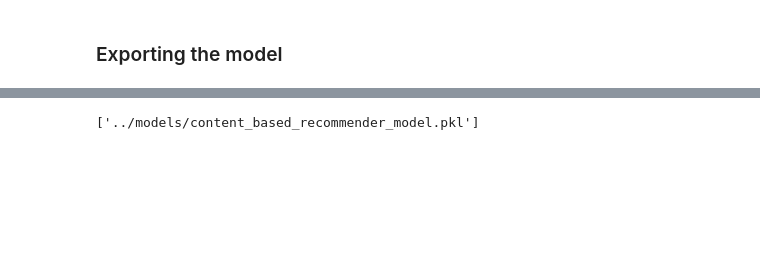
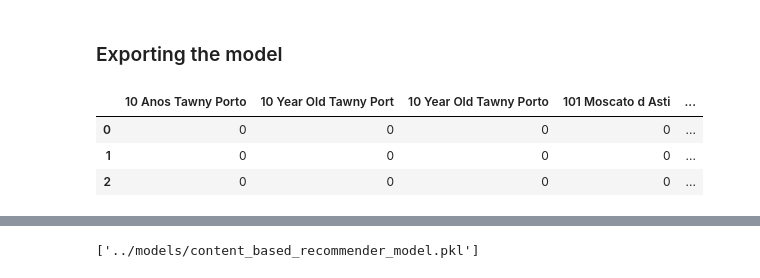
Before and after one commit to Anotherafael/WineRecommendation, a Jupyter notebook: jupyter/content_based_model.ipynb, the cells around one changed output, grey strips where cells are left out. Cells and saved outputs as stored; diff of their text form; code cells hidden in the pictures; blank space fills up the shorter version.

```diff
--- a/jupyter/content_based_model.ipynb
+++ b/jupyter/content_based_model.ipynb
@@ -132,2 +132,10 @@ get_recommendations(name)
 # %% [markdown]
 ### Exporting the model
+# %%
+dummies = pd.get_dummies(df.WineName, dtype=int)
+dummies.head(3)
+# %% [output]
+|  | 10 Anos Tawny Porto | 10 Year Old Tawny Port | 10 Year Old Tawny Porto | 101 Moscato d Asti | ... |
+| 0 | 0 | 0 | 0 | 0 | ... |
+| 1 | 0 | 0 | 0 | 0 | ... |
+| 2 | 0 | 0 | 0 | 0 | ... |
```
Also changed, not shown: parts of 4 cells of this notebook, 8 other files.
